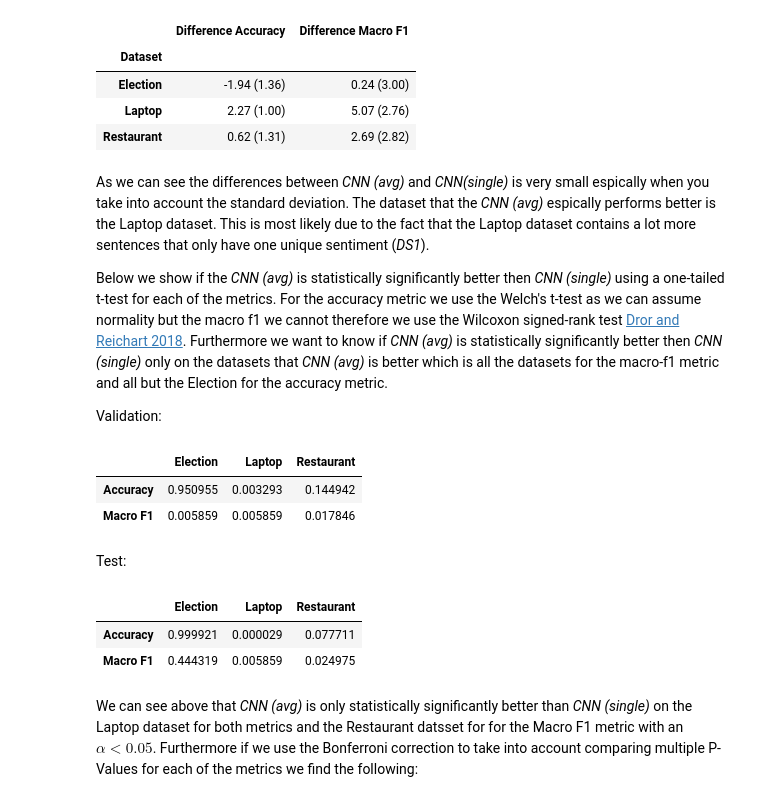
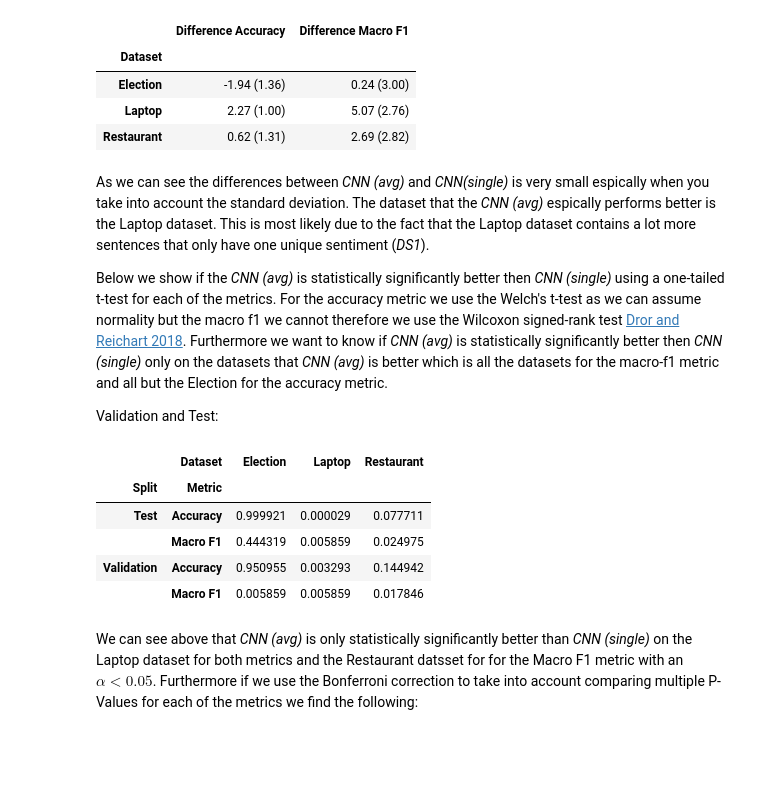
Before and after one commit to apmoore1/tdsa_comparisons, a Jupyter notebook: analysis/Baseline_non_target_results.ipynb, the cells around one changed output. Cells and saved outputs as stored; diff of their text form; code cells hidden in the pictures; blank space fills up the shorter version.

Commit message:
Updated t-test tables

```diff
--- a/analysis/Baseline_non_target_results.ipynb
+++ b/analysis/Baseline_non_target_results.ipynb
@@ -260,7 +260,7 @@ As we can see the differences between *CNN (avg)* and *CNN(single)* is very smal
 
 Below we show if the *CNN (avg)* is statistically significantly better then *CNN (single)* using a one-tailed t-test for each of the metrics. For the accuracy metric we use the Welch's t-test as we can assume normality but the macro f1 we cannot therefore we use the Wilcoxon signed-rank test [Dror and Reichart 2018](https://arxiv.org/pdf/1809.01448.pdf). Furthermore we want to know if *CNN (avg)* is statistically significantly better then *CNN (single)* only on the datasets that *CNN (avg)* is better which is all the datasets for the macro-f1 metric and all but the Election for the accuracy metric.
 
-Validation:
+Validation and Test:
 # %%
 def metric_p_values(data_split_df: pd.DataFrame, better_split: str,
                     compare_split: str, datasets: List[str],
@@ -290,29 +290,35 @@ def metric_p_values(data_split_df: pd.DataFrame, better_split: str,
                                    assume_normal=assume_normal)
       metric_dataset_p_value[dataset][metric_name] = p_value
   return metric_dataset_p_value
-# %%
-metric_names = ['Accuracy', 'Macro F1']
-all_dataset_names = ['Election', 'Laptop', 'Restaurant']
-
-validation_p_values = pd.DataFrame(metric_p_values(val_result_df, 'average',
-                                   'single', all_dataset_names, metric_names,
-                                   [True, False]))
-validation_p_values
-# %% [output]
-|  | Election | Laptop | Restaurant |
-| Accuracy | 0.950955 | 0.003293 | 0.144942 |
-| Macro F1 | 0.005859 | 0.005859 | 0.017846 |
-# %% [markdown]
-Test:
-# %%
-test_p_values = pd.DataFrame(metric_p_values(test_result_df, 'average',
-                             'single', all_dataset_names, metric_names,
-                             [True, False]))
-test_p_values
-# %% [output]
-|  | Election | Laptop | Restaurant |
-| Accuracy | 0.999921 | 0.000029 | 0.077711 |
-| Macro F1 | 0.444319 | 0.005859 | 0.024975 |
+# %%
+metric_names = ['Accuracy', 'Macro F1']
+all_dataset_names = ['Election', 'Laptop', 'Restaurant']
+
+validation_p_values = pd.DataFrame(metric_p_values(val_result_df, 'average',
+                                   'single', all_dataset_names, metric_names,
+                                   [True, False]))
+test_p_values = pd.DataFrame(metric_p_values(test_result_df, 'average',
+                             'single', all_dataset_names, metric_names,
+                             [True, False]))
+combined_test_p_values = test_p_values.reset_index()
+combined_test_p_values['Split'] = ['Test'] * combined_test_p_values.shape[0]
+combined_validation_p_values = validation_p_values.reset_index()
+combined_validation_p_values['Split'] = ['Validation'] * combined_validation_p_values.shape[0]
+combined_p_values = pd.concat([combined_test_p_values, combined_validation_p_values],
+                              ignore_index=True)
+combined_p_values = combined_p_values.rename(columns={"index": "Metric", "B": "c"})
+combined_p_values = pd.melt(combined_p_values, id_vars=['Metric', 'Split'],
+                            value_vars=['Election', 'Laptop', 'Restaurant'],
+                            var_name='Dataset', value_name='P-Value')
+pd.pivot_table(combined_p_values, index=['Split', 'Metric'],
+               columns='Dataset', values='P-Value')
+# %% [output]
+|  | Dataset | Election | Laptop | Restaurant |
+| Split | Metric |  |  |  |
+| Test | Accuracy | 0.999921 | 0.000029 | 0.077711 |
+|  | Macro F1 | 0.444319 | 0.005859 | 0.024975 |
+| Validation | Accuracy | 0.950955 | 0.003293 | 0.144942 |
+|  | Macro F1 | 0.005859 | 0.005859 | 0.017846 |
 # %% [markdown]
 We can see above that *CNN (avg)* is only statistically significantly better than *CNN (single)* on the Laptop dataset for both metrics and the Restaurant datsset for for the Macro F1 metric with an $\alpha < 0.05$. Furthermore if we use the Bonferroni correction to take into account comparing multiple P-Values for each of the metrics we find the following:
 # %%
```
Also changed, not shown: parts of 1 cell of this notebook.
